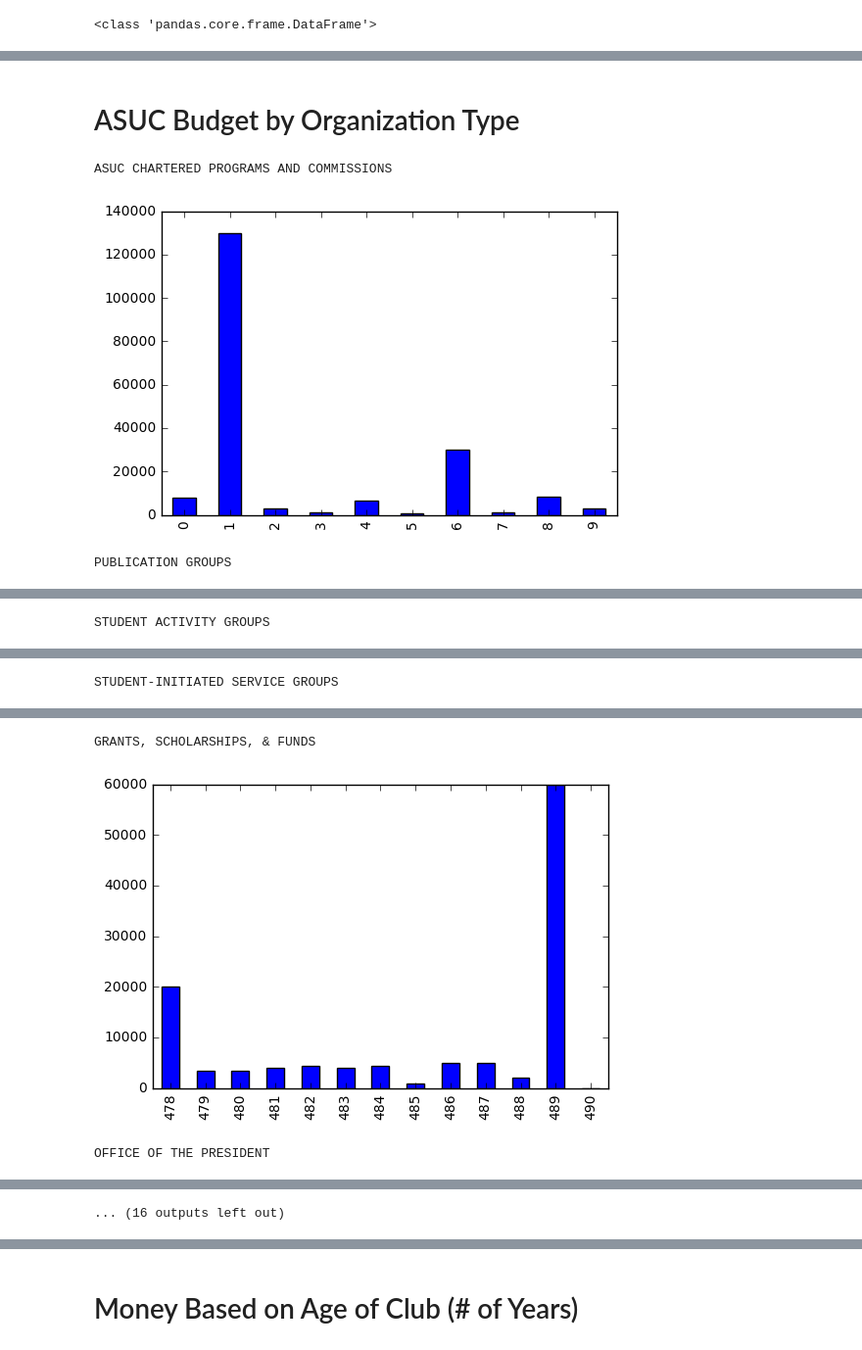
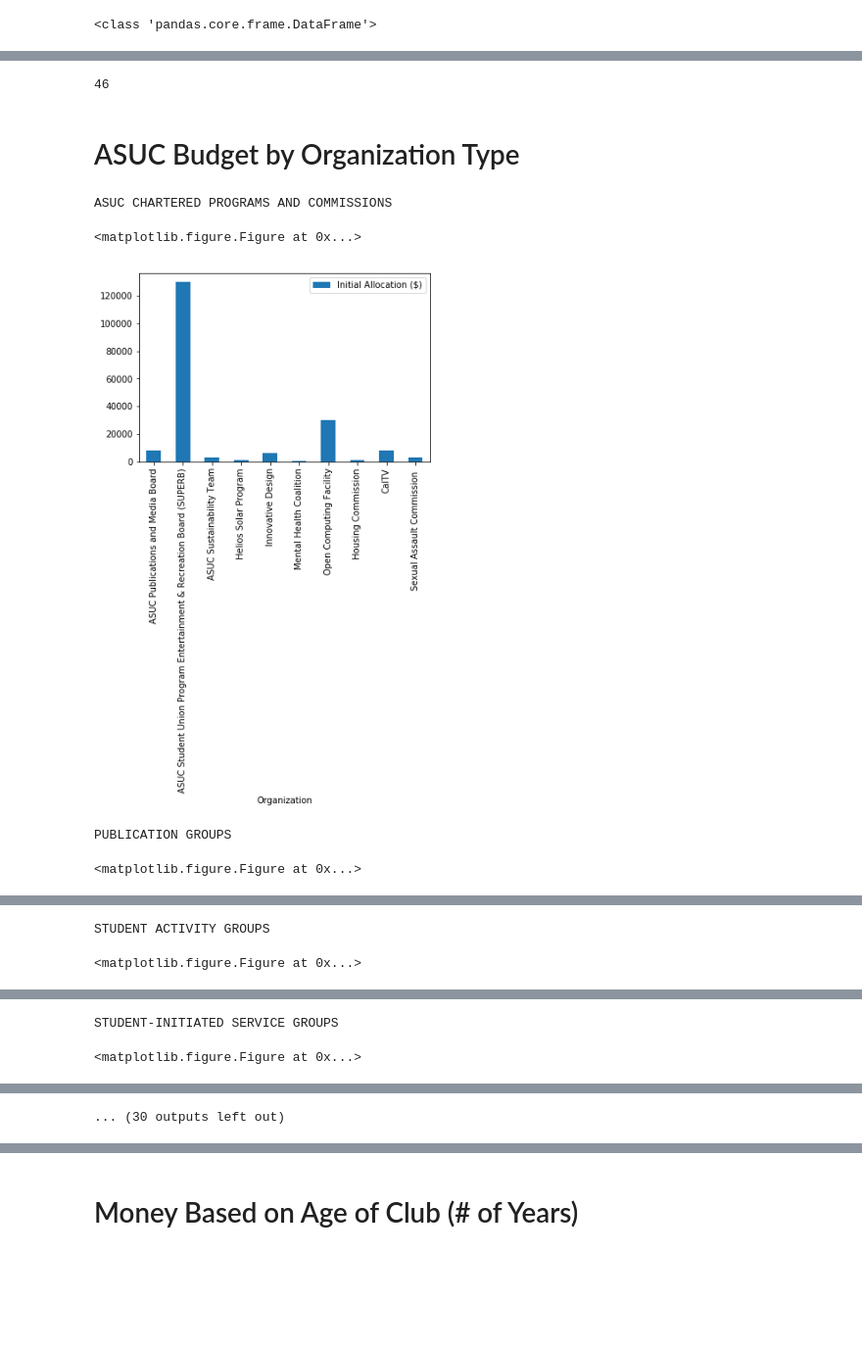
Before and after one commit to dailycal-projects/asuc-budget-club, a Jupyter notebook: asuc.ipynb, the cells around one changed output, grey strips where cells are left out. Shown: that part at 98% size. Drawn from its saved outputs; the diff is of its cells as text; code cells hidden in the pictures; blank space fills up the shorter version.

```diff
--- a/asuc.ipynb
+++ b/asuc.ipynb
@@ -17,0 +17,3 @@ plt.show()
+# %%
+allocation = 'Initial Allocation ($)'
+name = 'Organization'
@@ -18,3 +65,7 @@ plt.show()
+# %%
+print(len(asuc_budget.loc[asuc_budget['Initial Allocation ($)'] == 0]))
+# %% [output]
+46
 # %% [markdown]
 # ASUC Budget by Organization Type
 # %%
@@ -22,33 +73,35 @@ asuc_groups = [
     'ASUC CHARTERED PROGRAMS AND COMMISSIONS',
     'PUBLICATION GROUPS',
     'STUDENT ACTIVITY GROUPS',
     'STUDENT-INITIATED SERVICE GROUPS',
     'GRANTS, SCHOLARSHIPS, & FUNDS',
     'OFFICE OF THE PRESIDENT',
     'OFFICE OF THE EXECUTIVE VICE PRESIDENT',
     'OFFICE OF THE EXTERNAL AFFAIRS VICE PRESIDENT',
     'OFFICE OF THE STUDENT ADVOCATE',
     'SENATE',
     'APPOINTED OFFICIALS',
     'OPERATIONS',
     'ELECTIONS',
     'EXTERNAL EXPENDITURES'
 ]
 
 # pandas processing to get each group
 org_type = asuc_budget.groupby(['Sponsorship Category Name'])
 
 # array of DataFrames for each group
 asuc_group_dataframes = []
 for g in asuc_groups:
     asuc_group_dataframes.append(org_type.get_group(g))
 
 for i in range(len(asuc_groups)):
     print(asuc_groups[i])
     plt.figure()
-    asuc_group_dataframes[i]['Initial Allocation ($)'].plot.bar()
+    asuc_group_dataframes[i].plot.bar(x=name, y=allocation)
     plt.show()
 # %% [output]
 ASUC CHARTERED PROGRAMS AND COMMISSIONS
+<matplotlib.figure.Figure at 0x...>
-[figure, old version]
+[figure, new version]
-PUBLICATION GROUPS
+PUBLICATION GROUPS
+<matplotlib.figure.Figure at 0x...>
@@ -56 +109,2 @@ PUBLICATION GROUPS
-STUDENT ACTIVITY GROUPS
+STUDENT ACTIVITY GROUPS
+<matplotlib.figure.Figure at 0x...>
@@ -58 +112,2 @@ STUDENT ACTIVITY GROUPS
-STUDENT-INITIATED SERVICE GROUPS
+STUDENT-INITIATED SERVICE GROUPS
+<matplotlib.figure.Figure at 0x...>
@@ -60,3 +114,0 @@ STUDENT-INITIATED SERVICE GROUPS
-GRANTS, SCHOLARSHIPS, & FUNDS
-[figure, removed]
-OFFICE OF THE PRESIDENT
@@ -64,4 +115,4 @@ OFFICE OF THE PRESIDENT
-... (16 outputs left out)
+... (30 outputs left out)
 # %%
 print('Sum of $ / Group')
 
```
Also changed, not shown: parts of 9 cells of this notebook.
